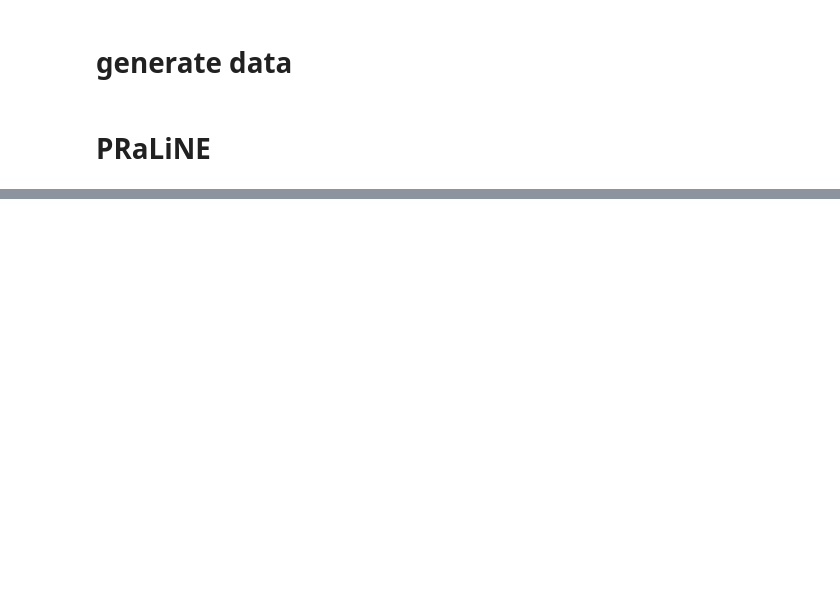
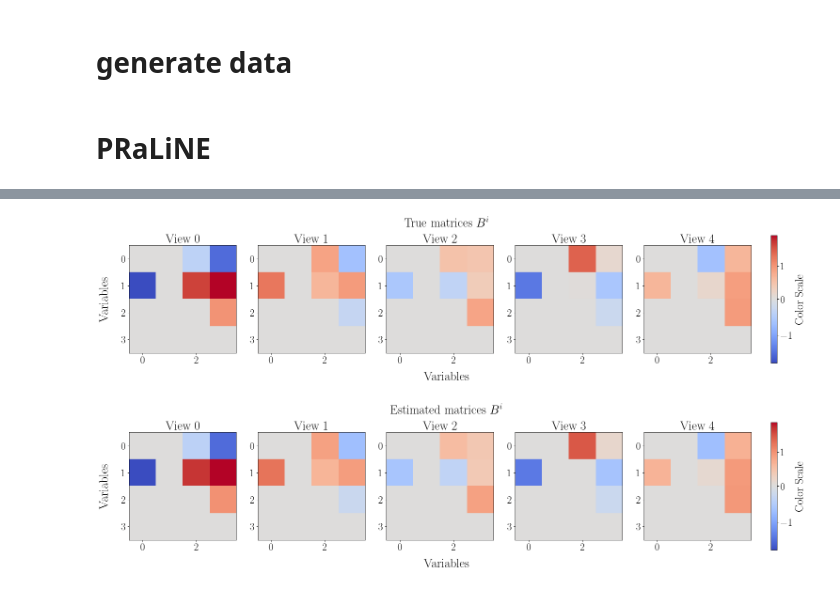
Before and after one commit to AmbroiseHeurtebise/LiMVAM, a Jupyter notebook: examples/example_praline.ipynb, the cells around one changed output, grey strips where cells are left out. Saved outputs shown, nothing was run; the diff lists cells and outputs as text; code cells hidden in the pictures; blank space fills up the shorter version.

```diff
--- a/examples/example_praline.ipynb
+++ b/examples/example_praline.ipynb
@@ -62,0 +123,6 @@ Estimated order : [1, 3, 2, 0]
+# %%
+plot_heat_maps(B, suptitle=r"True matrices $B^i$")
+plot_heat_maps(B_estimate, suptitle=r"Estimated matrices $B^i$")
+# %% [output]
+[figure, added]
+[figure, added]
```
Also changed, not shown: parts of 14 cells of this notebook.
